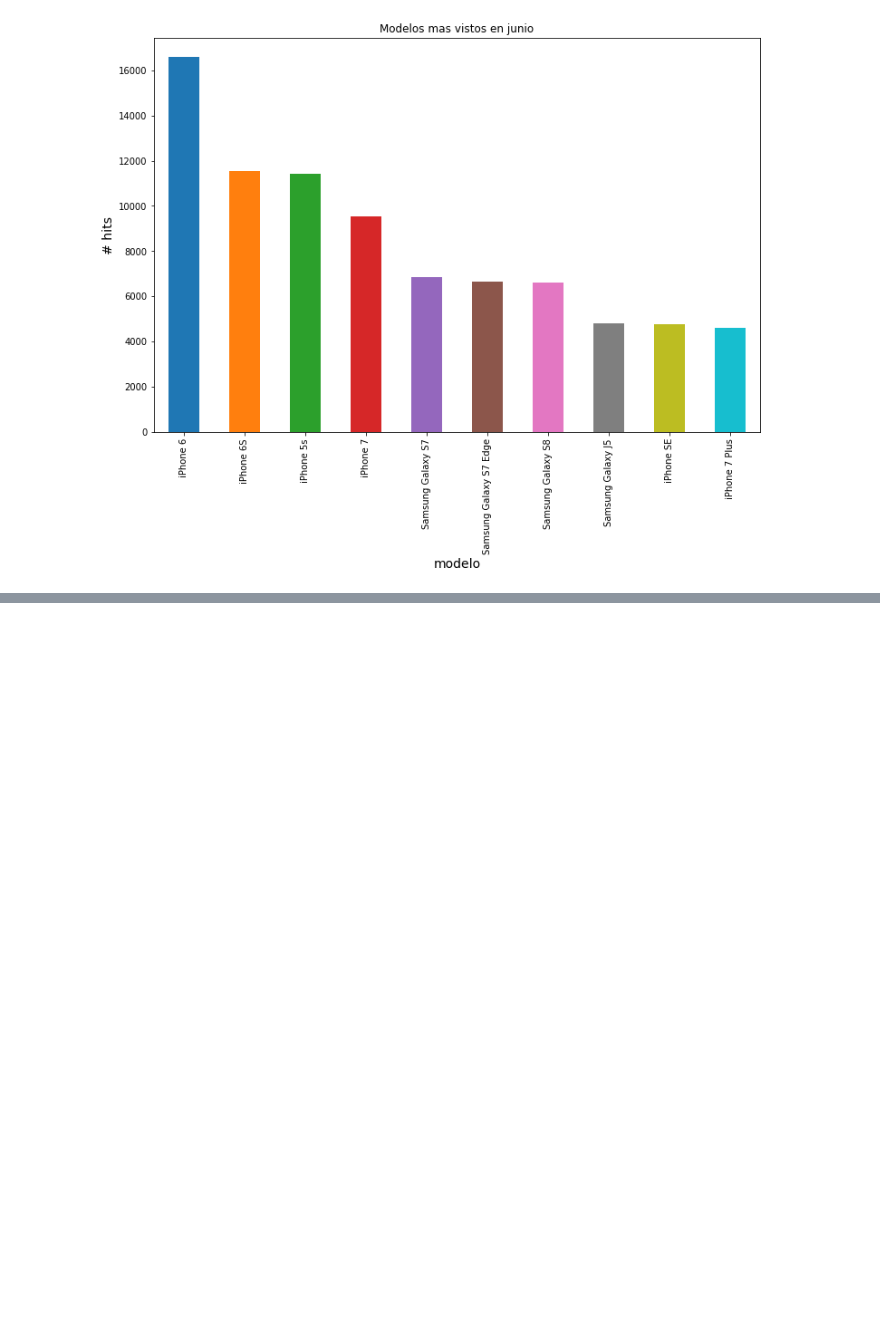
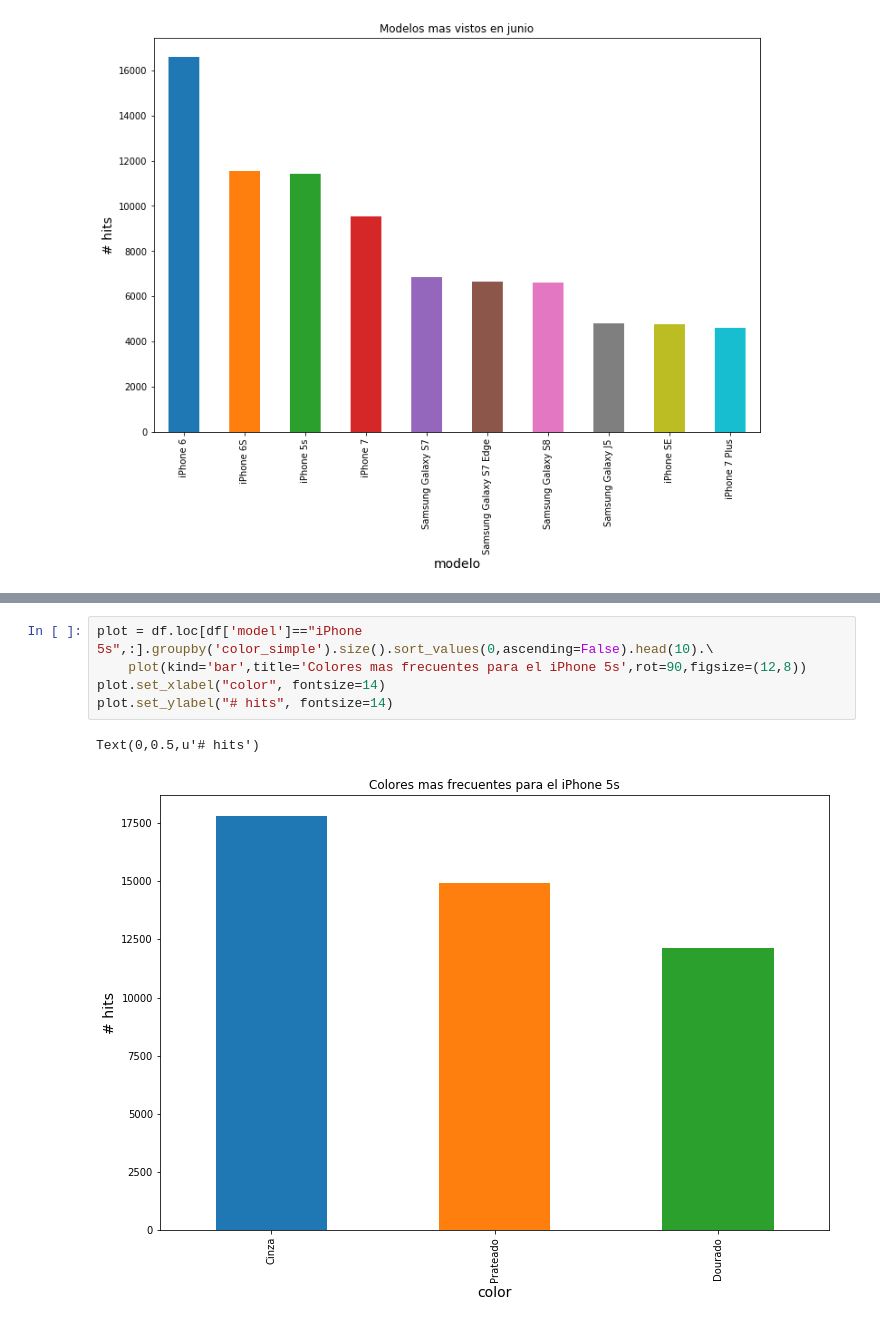
Before and after one commit to Titolasanta/bufanda, a Jupyter notebook: Analisis.ipynb, the cells around one changed output, grey strips where cells are left out. Saved outputs shown, nothing was run; the diff lists cells and outputs as text; blank space fills up the shorter version.

```diff
--- a/Analisis.ipynb
+++ b/Analisis.ipynb
@@ -137,0 +273,8 @@ Text(0,0.5,u'# hits')
+# %%
+plot = df.loc[df['model']=="iPhone 5s",:].groupby('color_simple').size().sort_values(0,ascending=False).head(10).\
+    plot(kind='bar',title='Colores mas frecuentes para el iPhone 5s',rot=90,figsize=(12,8))
+plot.set_xlabel("color", fontsize=14)
+plot.set_ylabel("# hits", fontsize=14)
+# %% [output]
+Text(0,0.5,u'# hits')
+[figure, added]
```
Also changed, not shown: parts of 15 cells of this notebook.
